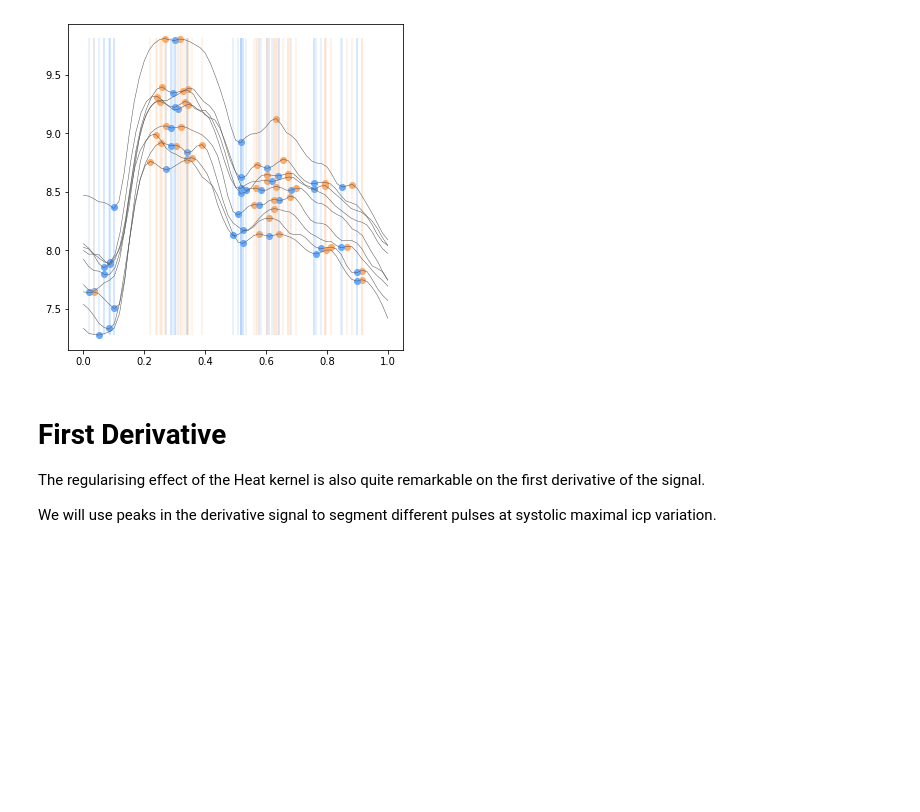
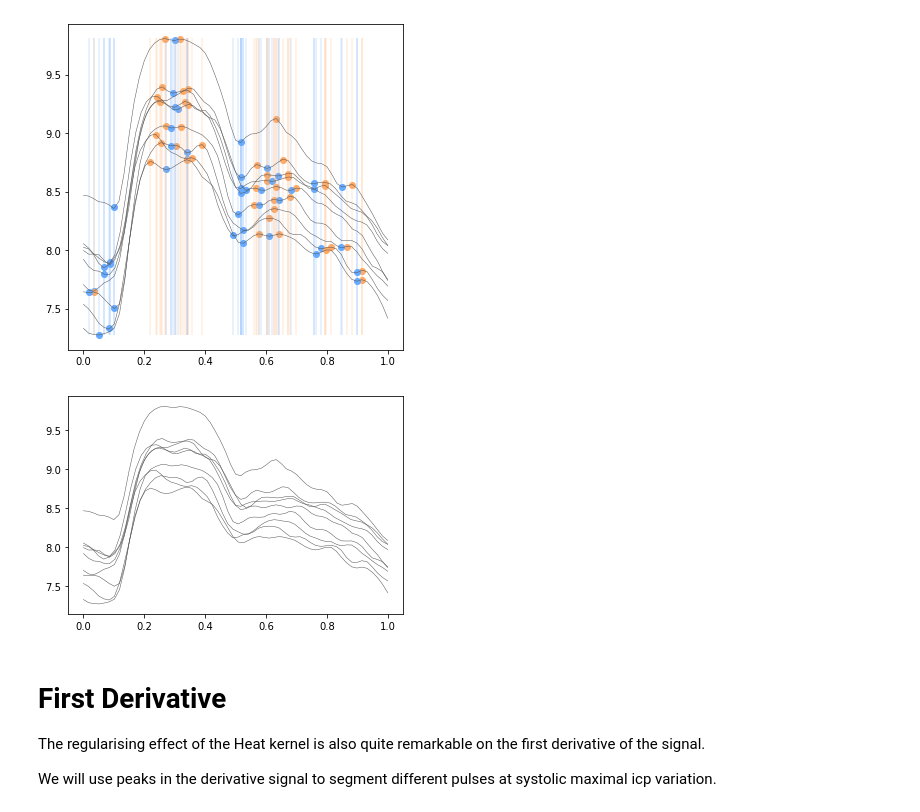
Before and after one commit to opeltre/revert, a Jupyter notebook: notebooks/icp.ipynb, the cells around one changed output. Cells and saved outputs as stored; diff of their text form; code cells hidden in the pictures; blank space fills up the shorter version.

```diff
--- a/notebooks/icp.ipynb
+++ b/notebooks/icp.ipynb
@@ -100,6 +100,15 @@ for s in segments:
     plot_peaks(x, s_reg, "#6af", -1, yrange=(pmin, pmax))
 # %% [output]
 [figure]
+# %%
+from icp.segment import segmentation
+
+segments = segmentation(icp_f)
+for s in segments:
+    x = torch.linspace(0, 1, len(s))
+    plt.plot(x, s, color="#555", linewidth=0.5)
+# %% [output]
+[figure, added]
 # %% [markdown]
 # First Derivative
 
```
Also changed, not shown: 7 other files.
